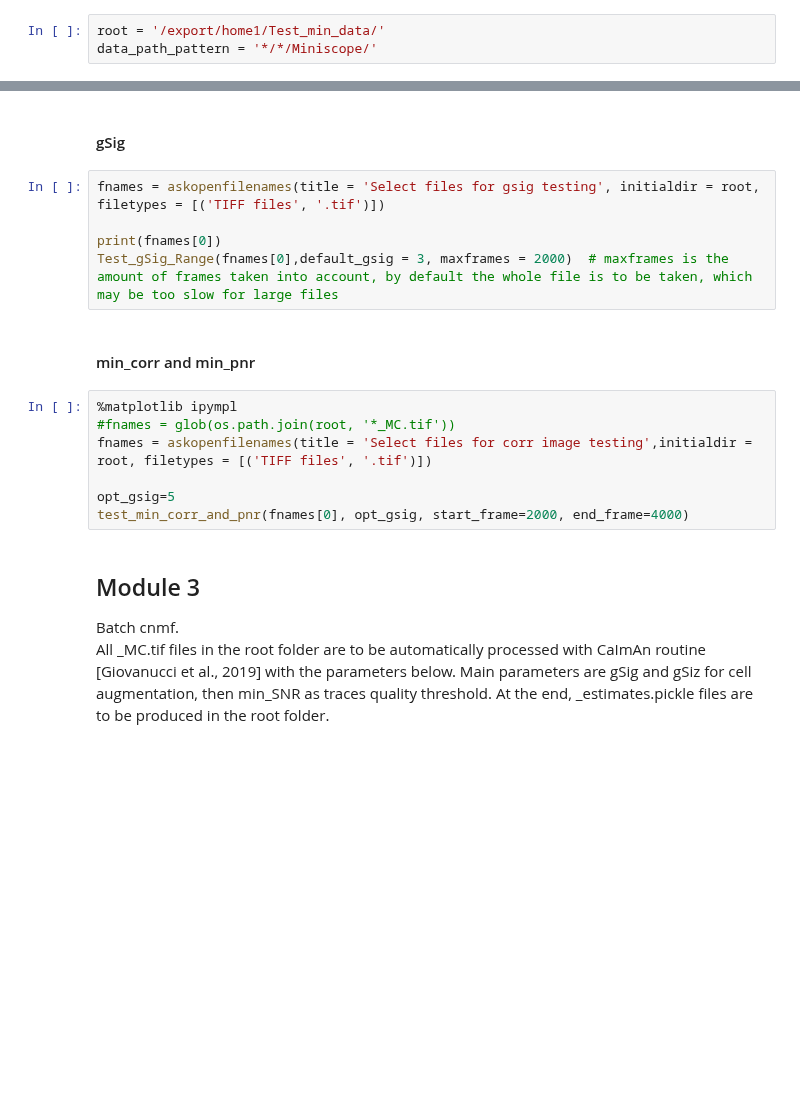
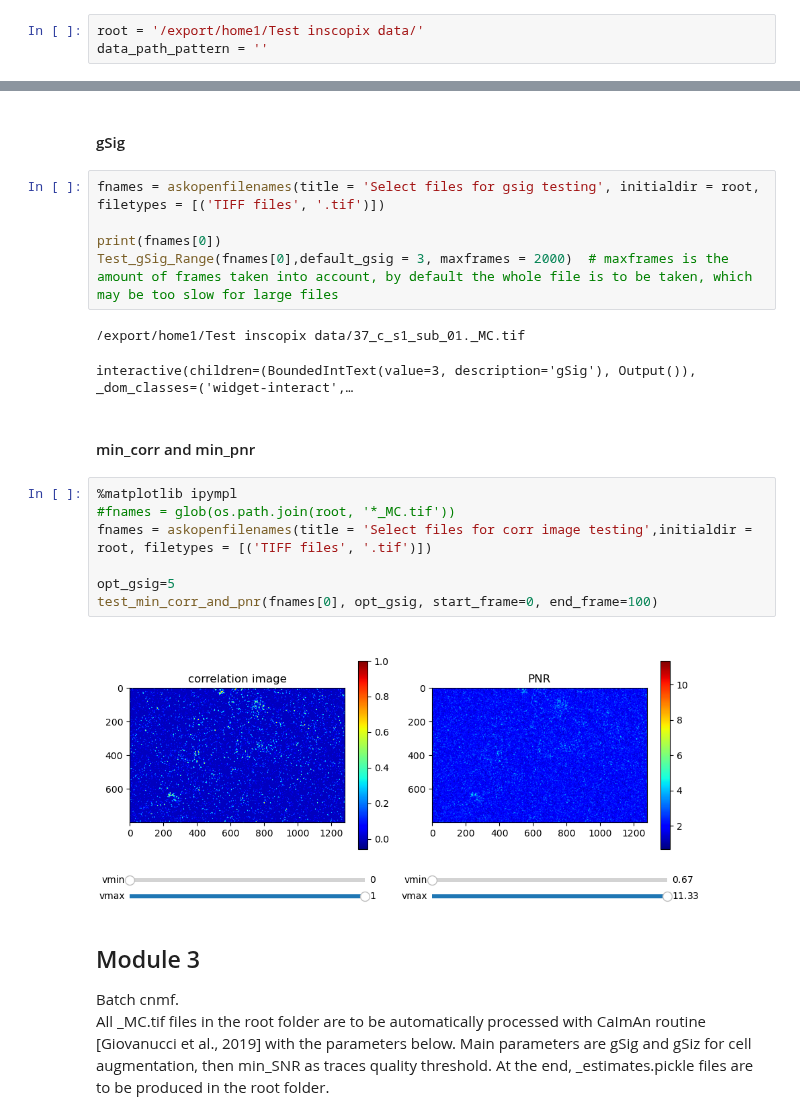
Before and after one commit to iabs-neuro/bearmind, a Jupyter notebook: BEARMIND_demo.ipynb, the cells around one changed output, grey strips where cells are left out. Cells and saved outputs as stored; diff of their text form; blank space fills up the shorter version.

```diff
--- a/BEARMIND_demo.ipynb
+++ b/BEARMIND_demo.ipynb
@@ -16,6 +12,6 @@ NB!! Just in case, use double backslashes for folder separation, otherwise some
 # %%
-root = '/export/home1/Test_min_data/'
-data_path_pattern = '*/*/Miniscope/'
+root = '/export/home1/Test inscopix data/'
+data_path_pattern = ''
 # %% [markdown]
 <h2>Module 1</h2>
 Manual video inspection. <br/>Open folder with miniscopic videos in a pop-up window, wait for loading and specify margins to be cropped by sliders or by keyboard, then save them by running the next cell. At the time, cropping .pickle files are to be created in these folders. Repeat for all folders with miniscopic videos you would like to analyze.
@@ -78,15 +107,20 @@ fnames = askopenfilenames(title = 'Select files for gsig testing', initialdir =
 
 print(fnames[0])
 Test_gSig_Range(fnames[0],default_gsig = 3, maxframes = 2000)  # maxframes is the amount of frames taken into account, by default the whole file is to be taken, which may be too slow for large files
+# %% [output]
+/export/home1/Test inscopix data/37_c_s1_sub_01._MC.tif
+interactive(children=(BoundedIntText(value=3, description='gSig'), Output()), _dom_classes=('widget-interact',…
 # %% [markdown]
 #### min_corr and min_pnr
 # %%
 %matplotlib ipympl
 #fnames = glob(os.path.join(root, '*_MC.tif'))
 fnames = askopenfilenames(title = 'Select files for corr image testing',initialdir = root, filetypes = [('TIFF files', '.tif')])
 
 opt_gsig=5
-test_min_corr_and_pnr(fnames[0], opt_gsig, start_frame=2000, end_frame=4000)
+test_min_corr_and_pnr(fnames[0], opt_gsig, start_frame=0, end_frame=100)
+# %% [output]
+[figure, added]
 # %% [markdown]
 <h2>Module 3</h2>
 Batch cnmf.<br/>All _MC.tif files in the root folder are to be automatically processed with CaImAn routine [Giovanucci et al., 2019] with the parameters below. Main parameters are gSig and gSiz for cell augmentation, then min_SNR as traces quality threshold. At the end, _estimates.pickle files are to be produced in the root folder.
```
Also changed, not shown: parts of 3 cells of this notebook, 1 other file.
